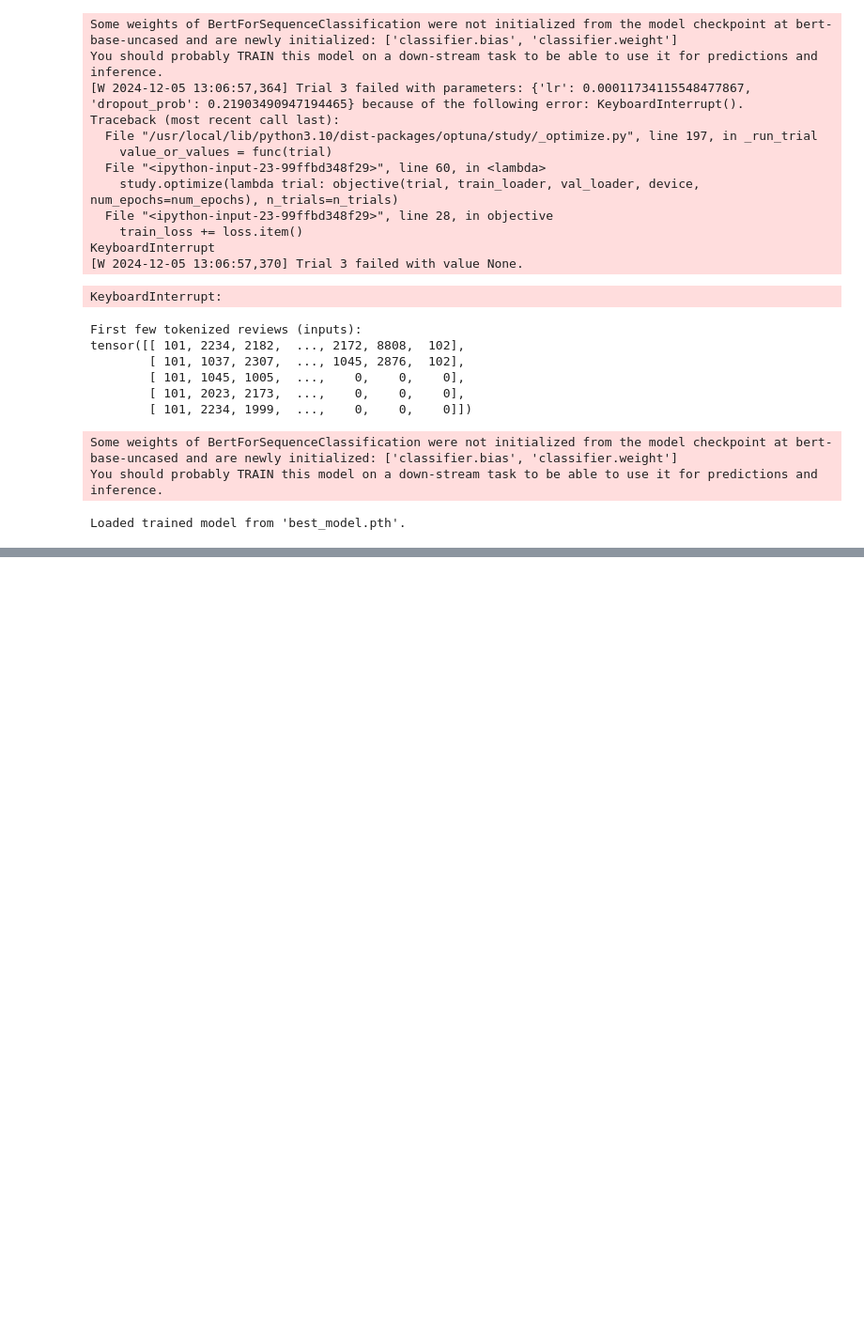
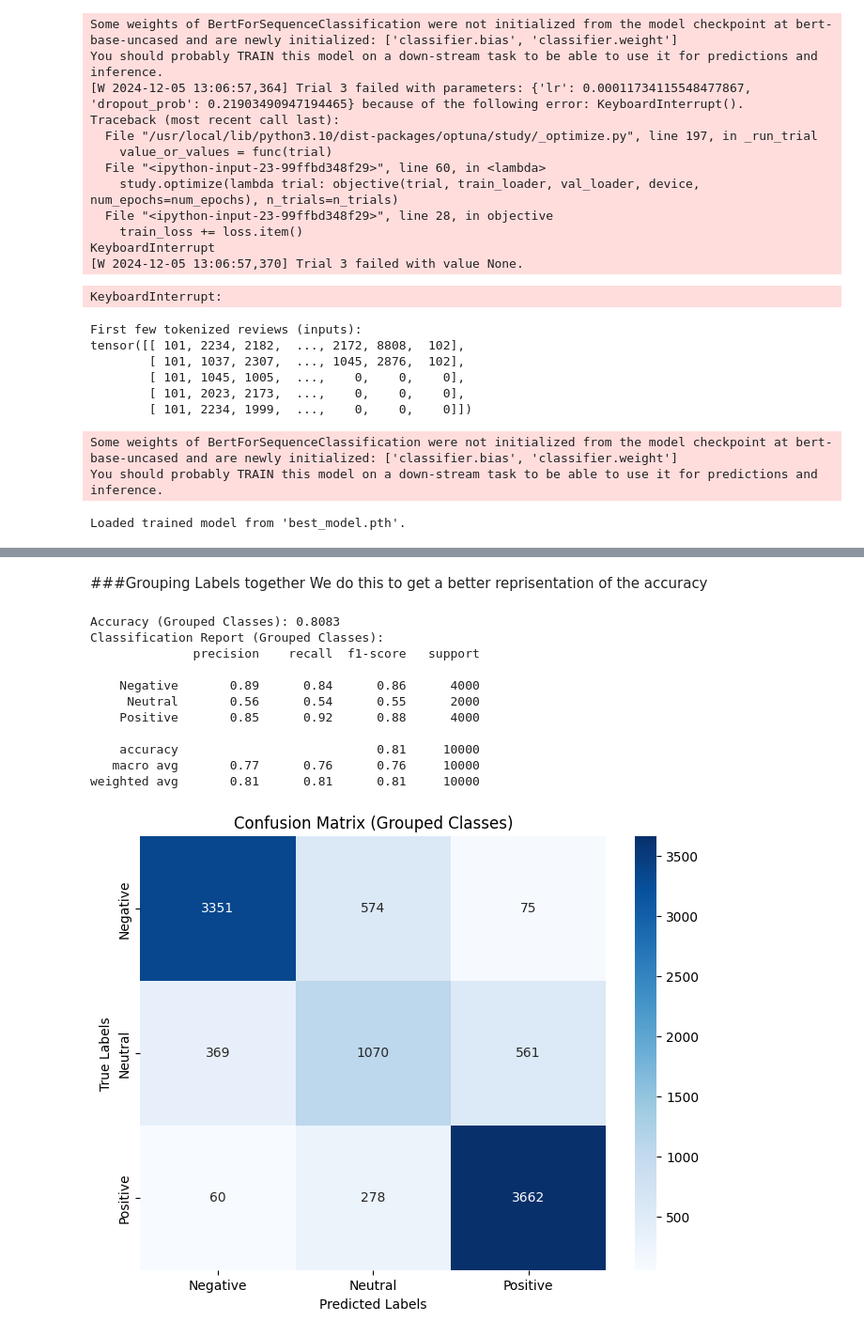
Before and after one commit to aleksihayrynen/Multiclass-Sentiment-Analysis-BERT, a Jupyter notebook: Multiclass_Classification_BERT.ipynb, the cells around one changed output, grey strips where cells are left out. Shown: that part at 94% size. Saved outputs shown, nothing was run; the diff lists cells and outputs as text; code cells hidden in the pictures; blank space fills up the shorter version.

```diff
--- a/Multiclass_Classification_BERT.ipynb
+++ b/Multiclass_Classification_BERT.ipynb
@@ -693,0 +815,49 @@ Loaded trained model from 'best_model.pth'.
+# %% [markdown]
+###Grouping Labels together
+We do this to get a better reprisentation of the accuracy
+# %%
+# Grouped Classes Mapping
+def map_to_grouped_class(label):
+    if label in [0, 1]:
+        return 0  # Negative
+    elif label == 2:
+        return 1  # Neutral
+    elif label in [3, 4]:
+        return 2  # Positive
+
+# Map Predictions and Labels to Grouped Classes
+grouped_preds = [map_to_grouped_class(p) for p in all_preds]
+grouped_labels = [map_to_grouped_class(l) for l in all_labels]
+
+# Calculate Grouped Accuracy
+grouped_accuracy = np.mean(np.array(grouped_preds) == np.array(grouped_labels))
+print(f"\nAccuracy (Grouped Classes): {grouped_accuracy:.4f}")
+
+# Grouped Classification Report
+grouped_classes = ["Negative", "Neutral", "Positive"]
+print("Classification Report (Grouped Classes):")
+print(classification_report(grouped_labels, grouped_preds, target_names=grouped_classes))
+
+# Grouped Confusion Matrix
+grouped_cm = confusion_matrix(grouped_labels, grouped_preds)
+
+# Plot Grouped Confusion Matrix
+plt.figure(figsize=(8, 6))
+sns.heatmap(grouped_cm, annot=True, fmt="d", cmap="Blues", xticklabels=grouped_classes, yticklabels=grouped_classes)
+plt.xlabel("Predicted Labels")
+plt.ylabel("True Labels")
+plt.title("Confusion Matrix (Grouped Classes)")
+plt.show()
+# %% [output]
+Accuracy (Grouped Classes): 0.8083
+Classification Report (Grouped Classes):
+              precision    recall  f1-score   support
+
+    Negative       0.89      0.84      0.86      4000
+     Neutral       0.56      0.54      0.55      2000
+    Positive       0.85      0.92      0.88      4000
+
+    accuracy                           0.81     10000
+   macro avg       0.77      0.76      0.76     10000
+weighted avg       0.81      0.81      0.81     10000
+[figure, added]
```
Also changed, not shown: parts of 6 cells of this notebook.
